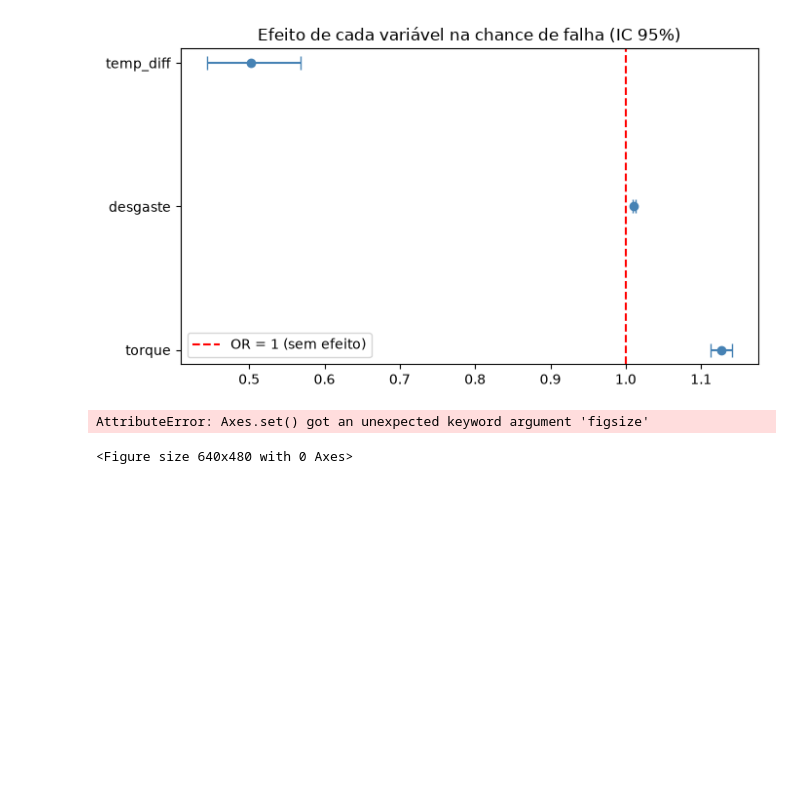
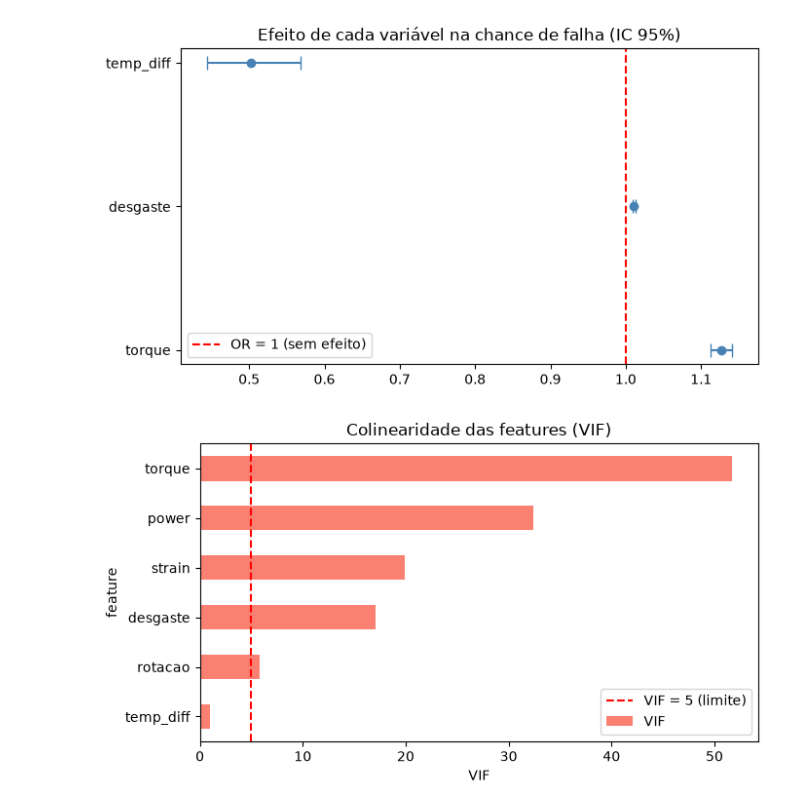
Before and after one commit to IsantoDev/industria-preditiva, a Jupyter notebook: notebooks/03_inferencia.ipynb, the cells around one changed output. Cells and saved outputs as stored; diff of their text form; code cells hidden in the pictures; blank space fills up the shorter version.

Commit message:
feat: visualizacoes VIF e curva precision-recall

```diff
--- a/notebooks/03_inferencia.ipynb
+++ b/notebooks/03_inferencia.ipynb
@@ -118,6 +118,15 @@ plt.show()
 # %% [output]
 [figure]
 # %%
+vif_plot = vif.set_index("feature")["VIF"].sort_values()
+
+fig, ax = plt.subplots(figsize=(7, 4))
+vif_plot.plot(kind="barh", color="salmon", ax=ax)
+ax.axvline(5, color="red", linestyle="--", label="VIF = 5 (limite)")
+ax.set_xlabel("VIF")
+ax.set_title("Colinearidade das features (VIF)")
+ax.legend()
+plt.tight_layout()
+plt.show()
 # %% [output]
-AttributeError: Axes.set() got an unexpected keyword argument 'figsize'
-<Figure size 640x480 with 0 Axes>
+[figure, added]
```
Also changed, not shown: parts of 1 cell of this notebook.
